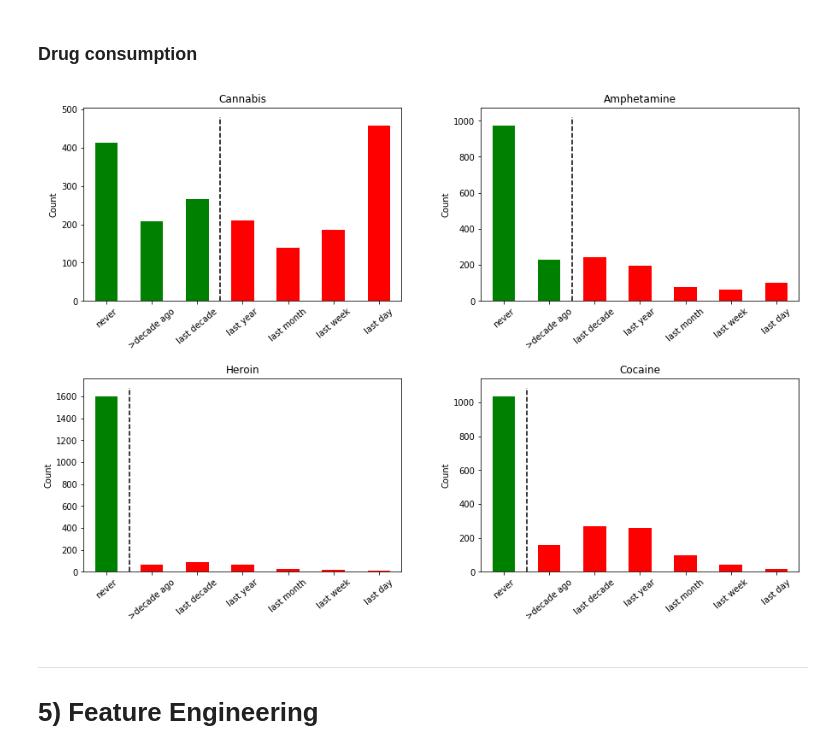
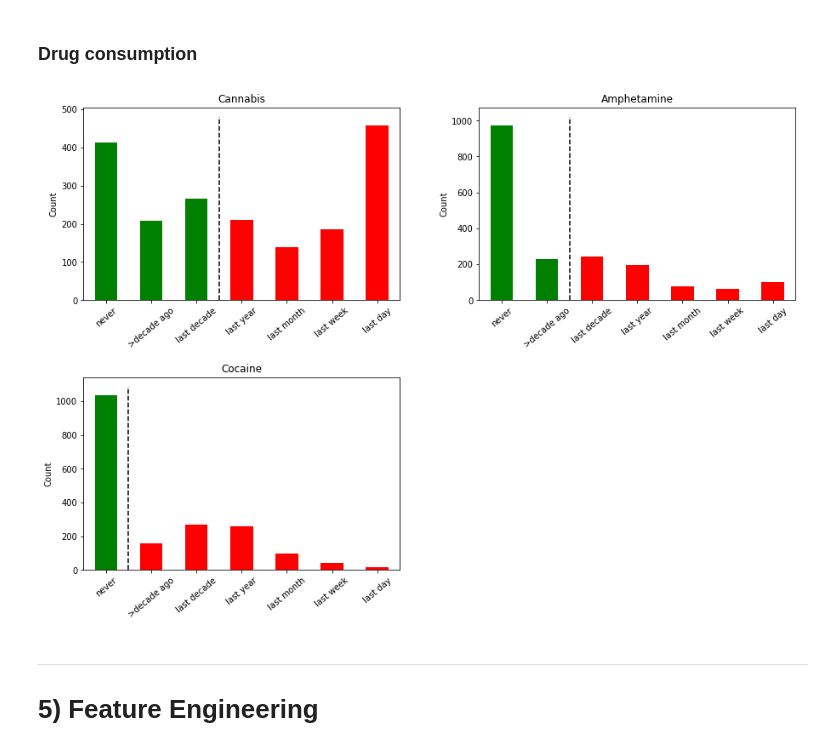
Before and after one commit to KarimaCha/Personality_Drug_Project, a Jupyter notebook: Personality_Drug_Project_Final.ipynb, the cells around one changed output. Cells and saved outputs as stored; diff of their text form; code cells hidden in the pictures.

```diff
--- a/Personality_Drug_Project_Final.ipynb
+++ b/Personality_Drug_Project_Final.ipynb
@@ -460,44 +396,39 @@ my_colors_H = ['green', 'red', 'red', 'red', 'red', 'red', 'red']
 
 # create bar plots, sorted by recency of use
 
 fig, ax = plt.subplots(2,2,figsize=(15,10))
 plt.subplots_adjust(hspace=0.4, wspace=0.25)
 
 # Cannabis
 plt.subplot(221)
 sorted_indices = ['never', '>decade ago', 'last decade', 'last year', 'last month', 'last week', 'last day']
 df_cat.Cannabis.value_counts().reindex(sorted_indices).plot(kind='bar', color=my_colors_C)
 plt.xticks(rotation=40)
 plt.ylabel('Count')
 plt.title('Cannabis')
 plt.vlines(2.5,plt.gca().get_ylim()[0],plt.gca().get_ylim()[1], linestyles='dashed', colors='k');
 
 # Amphetamine
 plt.subplot(222)
 df_cat.Amphet.value_counts().reindex(sorted_indices).plot(kind='bar', color=my_colors_A)
 plt.xticks(rotation=40)
 plt.ylabel('Count')
 plt.title('Amphetamine')
 plt.vlines(1.5,plt.gca().get_ylim()[0],plt.gca().get_ylim()[1], linestyles='dashed', colors='k');
 
-# Heroin
+# Cocain
 plt.subplot(223)
-df_cat.Heroin.value_counts().reindex(sorted_indices).plot(kind='bar', color=my_colors_H)
-plt.xticks(rotation=40)
-plt.ylabel('Count')
-plt.title('Heroin')
-plt.vlines(0.5,plt.gca().get_ylim()[0],plt.gca().get_ylim()[1], linestyles='dashed', colors='k');
-
-# Cocain
-plt.subplot(224)
-#plt.axis('off');
 df_cat.Coke.value_counts().reindex(sorted_indices).plot(kind='bar', color=my_colors_H)
 plt.xticks(rotation=40)
 plt.ylabel('Count')
 plt.title('Cocaine')
 plt.vlines(0.5,plt.gca().get_ylim()[0],plt.gca().get_ylim()[1], linestyles='dashed', colors='k');
+
+# empty subplot
+plt.subplot(224)
+plt.axis('off');
 # %% [output]
-[figure, old version]
+[figure, new version]
 # %%
 # d) Optional: conditional counts/probabilities
 # %% [markdown]
```
Also changed, not shown: parts of 37 cells of this notebook.
